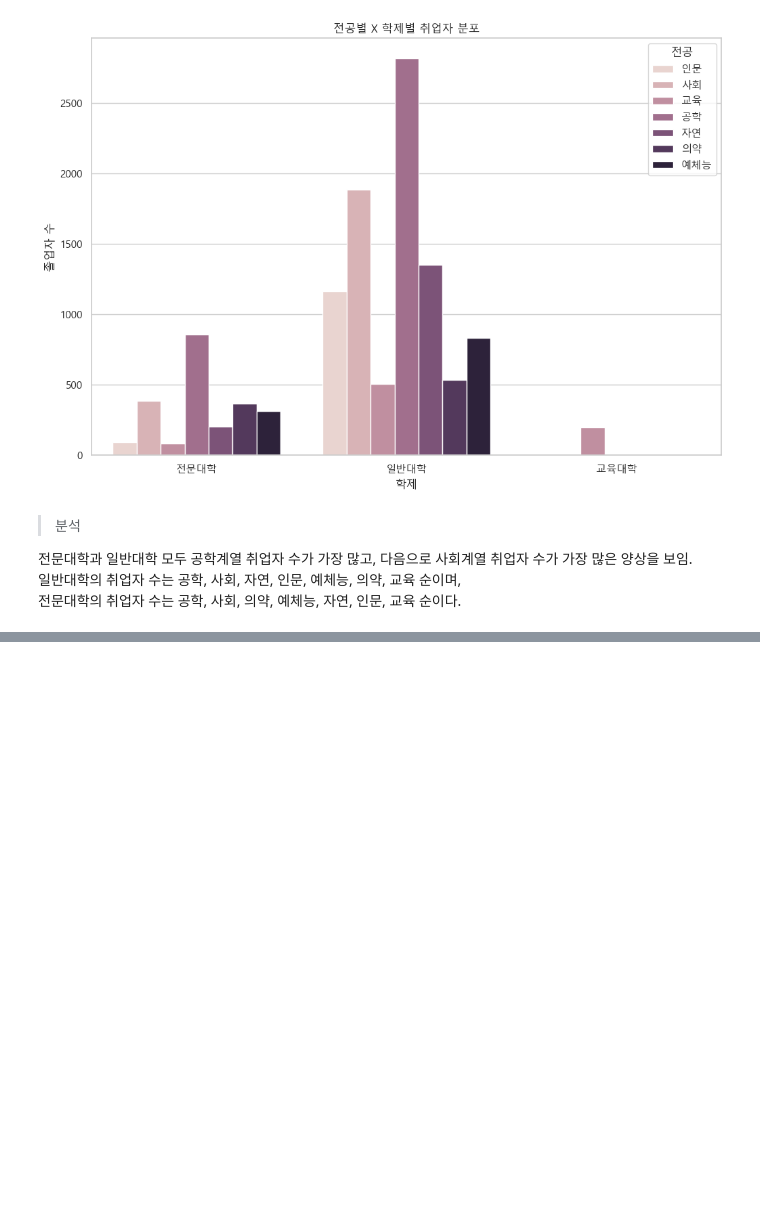
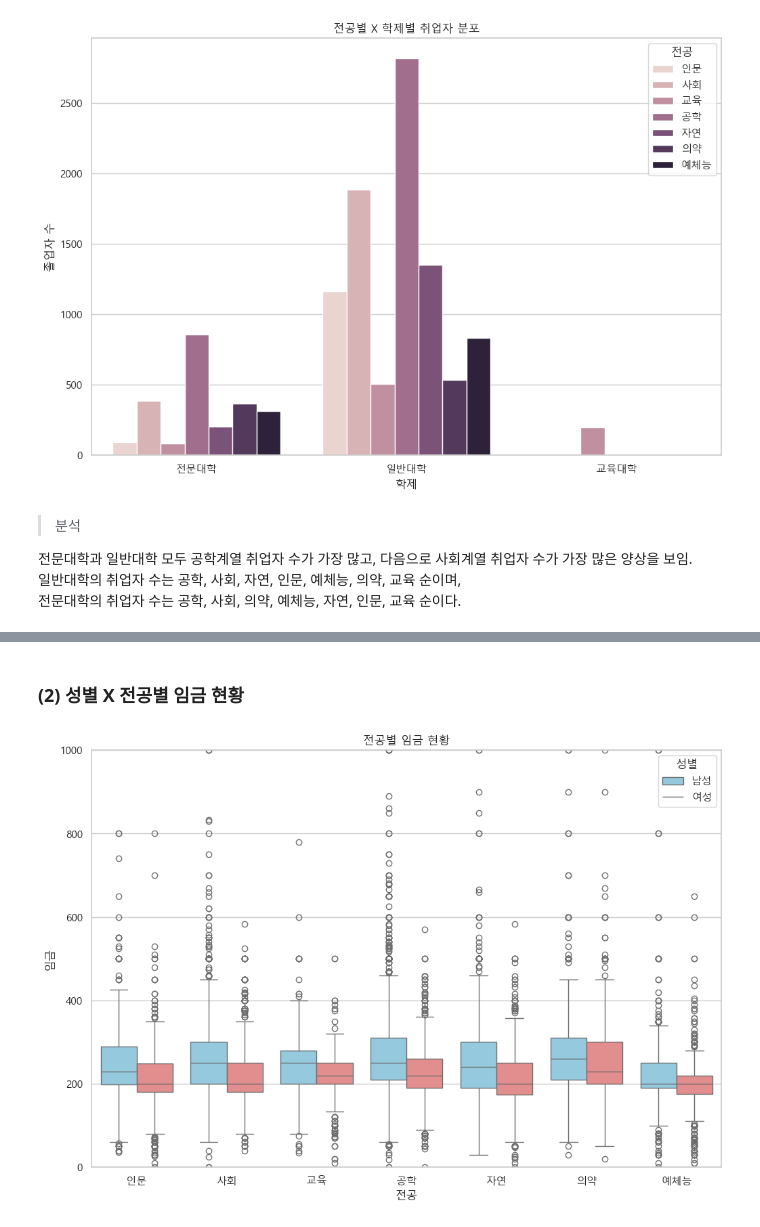
Before and after one commit to JiwonDu/DA-learning-course, a Jupyter notebook: Project/(프로젝트) 대졸자직업이동경로조사 데이터 분석.ipynb, the cells around one changed output, grey strips where cells are left out. Drawn from its saved outputs; the diff is of its cells as text; code cells hidden in the pictures; blank space fills up the shorter version.

```diff
--- a/Project/(프로젝트) 대졸자직업이동경로조사 데이터 분석.ipynb
+++ b/Project/(프로젝트) 대졸자직업이동경로조사 데이터 분석.ipynb
@@ -295,0 +321,15 @@ plt.show()
+# %% [markdown]
+### (2) 성별 X 전공별 임금 현황
+# %%
+plt.figure(figsize=(12, 8))
+sns.boxplot(data=df_cleaned, x="majorcat", y="a122", hue="sex", palette={1: "skyblue", 2: "lightcoral"})
+plt.title("전공별 임금 현황")
+plt.xlabel("전공")
+plt.ylabel("임금")
+plt.ylim(0, 1000)
+plt.legend(title="성별", labels=["남성", "여성"])
+ax = plt.gca()
+ax.set_xticklabels(["인문", "사회", "교육", "공학", "자연", "의약", "예체능"])
+plt.show()
+# %% [output]
+[figure, added]
```
Also changed, not shown: parts of 38 cells of this notebook.
